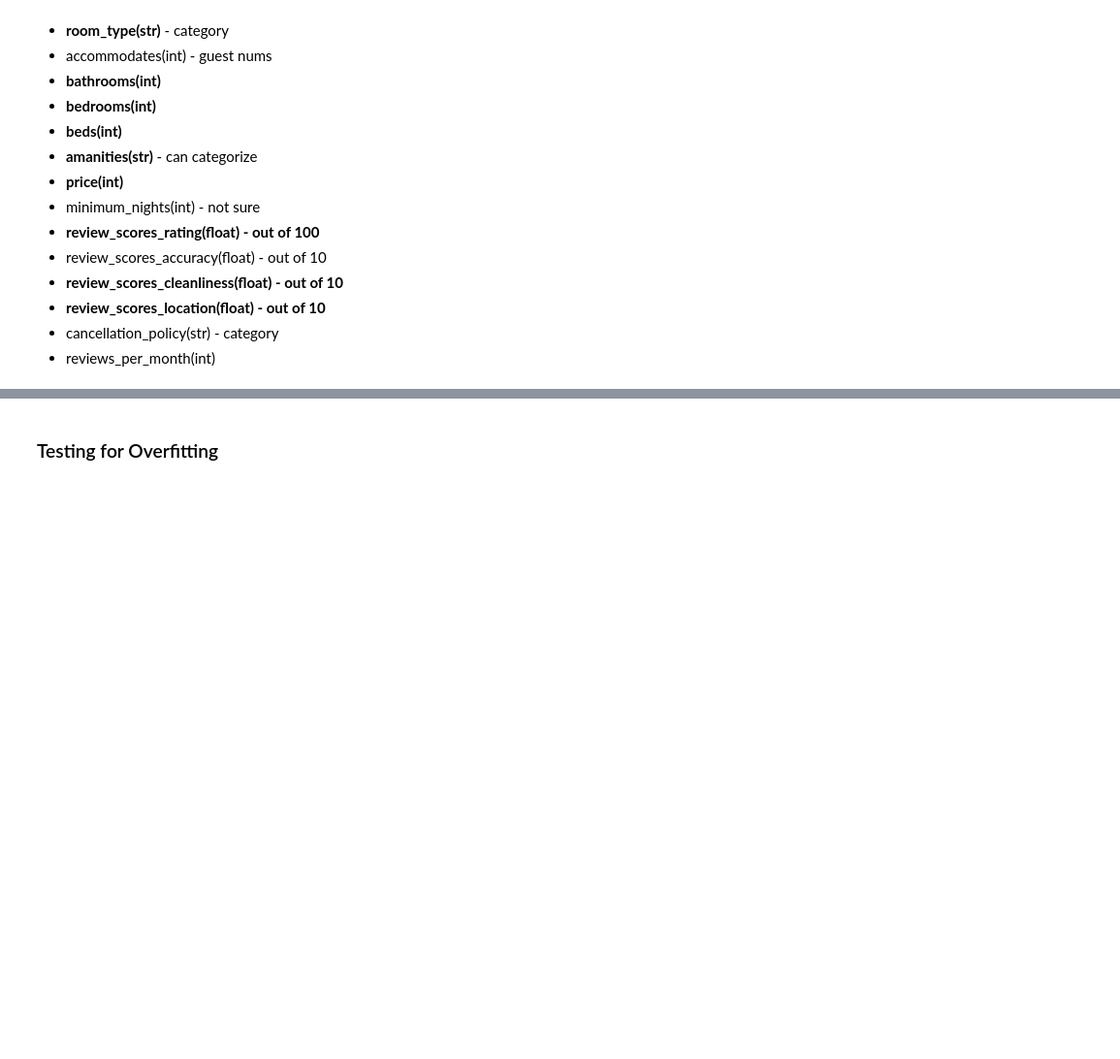
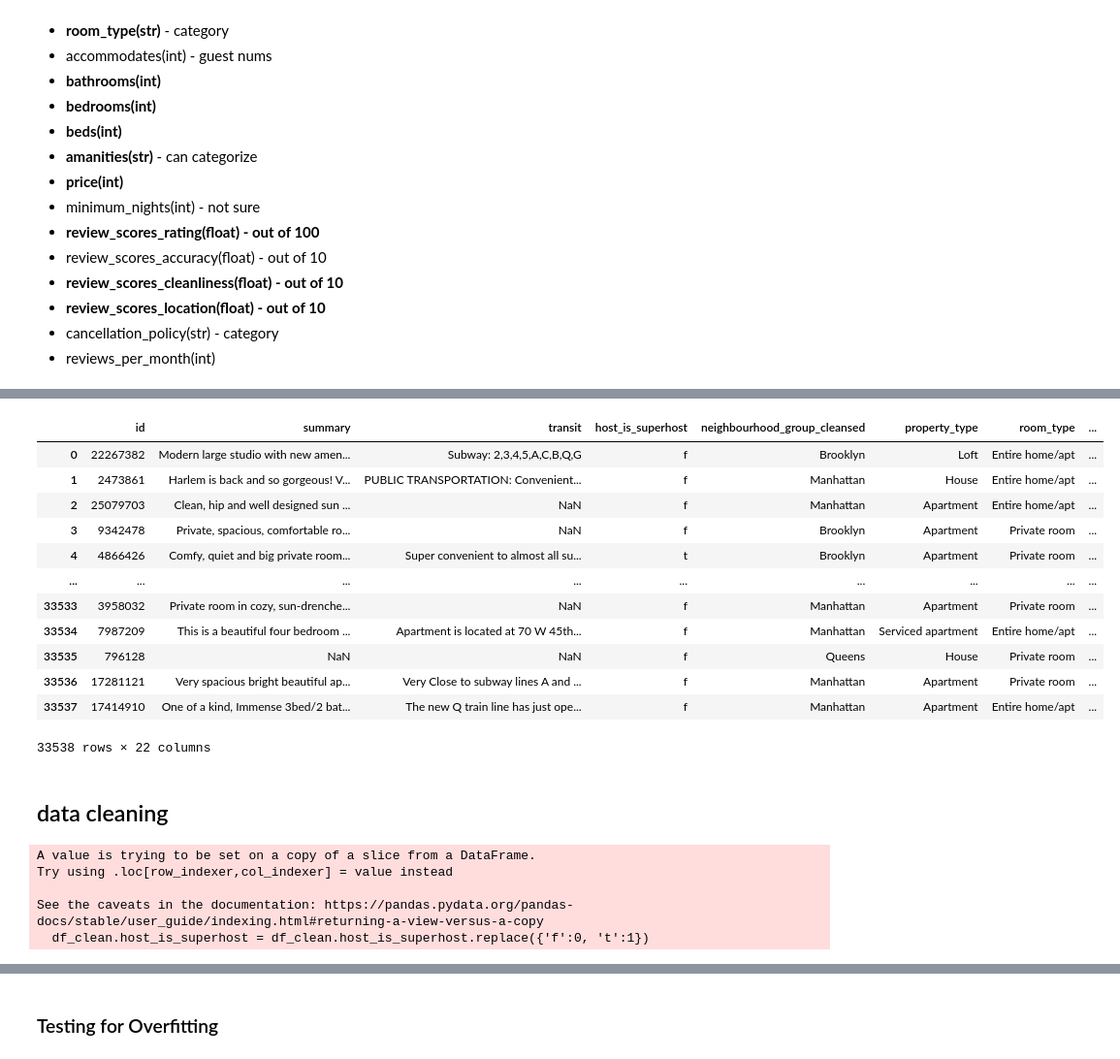
Before and after one commit to jiyeonsongg/data-mining-challenge, a Jupyter notebook: challenge_song.ipynb, the cells around one changed output, grey strips where cells are left out. Shown: that part at 97% size. Drawn from its saved outputs; the diff is of its cells as text; code cells hidden in the pictures; blank space fills up the shorter version.

```diff
--- a/challenge_song.ipynb
+++ b/challenge_song.ipynb
@@ -112 +111,32 @@ print(len(train_X), len(train_y))
 33538 33538
+# %%
+df_clean = df[['id', 'summary', 'transit', 'host_is_superhost', 'neighbourhood_group_cleansed', \
+    'property_type', 'room_type', 'bathrooms', 'bedrooms', 'beds', 'bed_type', 'amenities', \
+    'price', 'guests_included', 'number_of_reviews', 'review_scores_rating', \
+    'review_scores_accuracy', 'review_scores_cleanliness', 'review_scores_checkin', \
+    'review_scores_communication', 'review_scores_location', 'review_scores_value']]
+df_clean
+# %% [output]
+|  | id | summary | transit | host_is_superhost | neighbourhood_group_cleansed | property_type | room_type | ... |
+| 0 | 22267382 | Modern large studio with new amen... | Subway: 2,3,4,5,A,C,B,Q,G | f | Brooklyn | Loft | Entire home/apt | ... |
+| 1 | 2473861 | Harlem is back and so gorgeous! V... | PUBLIC TRANSPORTATION: Convenient... | f | Manhattan | House | Entire home/apt | ... |
+| 2 | 25079703 | Clean, hip and well designed sun ... | NaN | f | Manhattan | Apartment | Entire home/apt | ... |
+| 3 | 9342478 | Private, spacious, comfortable ro... | NaN | f | Brooklyn | Apartment | Private room | ... |
+| 4 | 4866426 | Comfy, quiet and big private room... | Super convenient to almost all su... | t | Brooklyn | Apartment | Private room | ... |
+| ... | ... | ... | ... | ... | ... | ... | ... | ... |
+| 33533 | 3958032 | Private room in cozy, sun-drenche... | NaN | f | Manhattan | Apartment | Private room | ... |
+| 33534 | 7987209 | This is a beautiful four bedroom ... | Apartment is located at 70 W 45th... | f | Manhattan | Serviced apartment | Entire home/apt | ... |
+| 33535 | 796128 | NaN | NaN | f | Queens | House | Private room | ... |
+| 33536 | 17281121 | Very spacious bright beautiful ap... | Very Close to subway lines A and ... | f | Manhattan | Apartment | Private room | ... |
+| 33537 | 17414910 | One of a kind, Immense 3bed/2 bat... | The new Q train line has just ope... | f | Manhattan | Apartment | Entire home/apt | ... |
+33538 rows × 22 columns
+# %% [markdown]
+## data cleaning
+# %%
+df_clean.host_is_superhost = df_clean.host_is_superhost.replace({'f':0, 't':1})
+# %% [output]
+A value is trying to be set on a copy of a slice from a DataFrame.
+Try using .loc[row_indexer,col_indexer] = value instead
+
+See the caveats in the documentation: https://pandas.pydata.org/pandas-docs/stable/user_guide/indexing.html#returning-a-view-versus-a-copy
+  df_clean.host_is_superhost = df_clean.host_is_superhost.replace({'f':0, 't':1})
```
Also changed, not shown: parts of 10 cells of this notebook, 3 other files.
